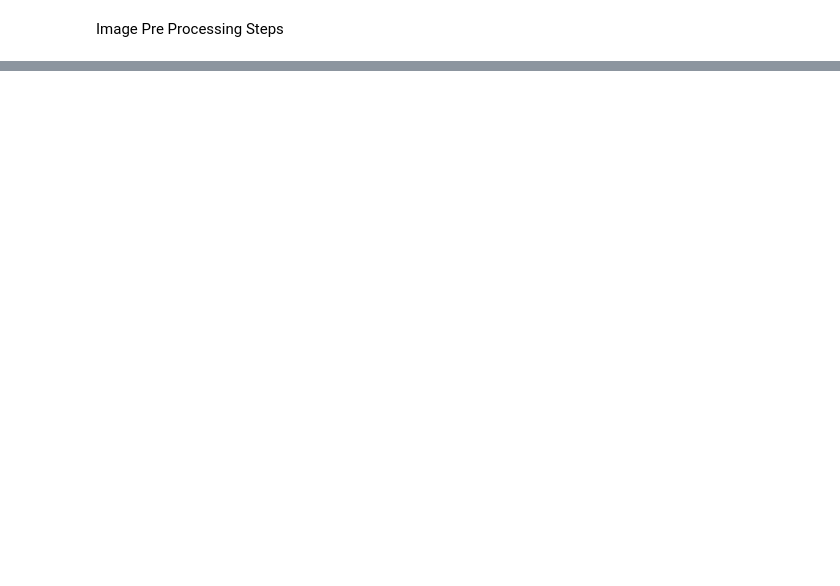
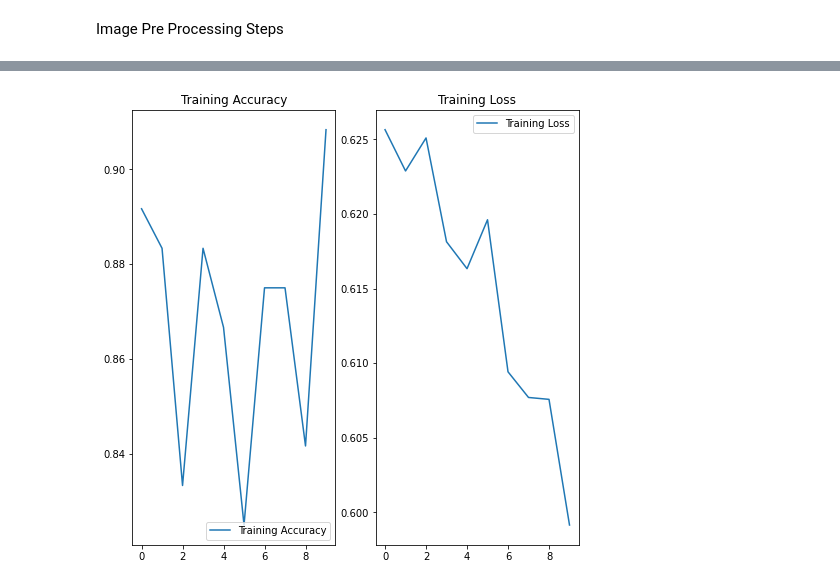
Before and after one commit to igkishore/paddy_disease_detection_python, a Jupyter notebook: Paddy_disease.ipynb, the cells around one changed output, grey strips where cells are left out. Drawn from its saved outputs; the diff is of its cells as text; code cells hidden in the pictures; blank space fills up the shorter version.

```diff
--- a/Paddy_disease.ipynb
+++ b/Paddy_disease.ipynb
@@ -82,5 +201,5 @@ plt.imshow(compare,aspect='auto')
 # %%
 # Pre trained model
-pre_trained_model = InceptionResNetV2(include_top=True, weights='imagenet', pooling=None)
+inception_resnet_V2_pre_trained = InceptionResNetV2(include_top=True, weights='imagenet', pooling=None)
 # %% [output]
 Downloading data from https://storage.googleapis.com/tensorflow/keras-applications/inception_resnet_v2/inception_resnet_v2_weights_tf_dim_ordering_tf_kernels.h5
@@ -87,0 +207,17 @@ Downloading data from https://storage.googleapis.com/tensorflow/keras-applicatio
+# %%
+for layer in inception_resnet_V2_pre_trained.layers:
+    layer.trainable = True
+
+predictions = Dense(3, activation='sigmoid')(inception_resnet_V2_pre_trained.output)
+inception_resnet_V2 = Model(inputs=inception_resnet_V2_pre_trained.input, outputs=predictions)
+# %%
+inception_resnet_V2.compile(
+  optimizer='adam',
+  loss='binary_crossentropy',
+  metrics=['accuracy'])
+
+EPOCHS = 10
+history_inception_resnet_v2 = inception_resnet_V2.fit(
+    train_data_gen,
+    epochs=EPOCHS
+)
@@ -87,0 +245,20 @@ Downloading data from https://storage.googleapis.com/tensorflow/keras-applicatio
+# %%
+acc = history_inception_resnet_v2.history['accuracy']
+
+loss = history_inception_resnet_v2.history['loss']
+
+epochs_range = range(EPOCHS)
+
+plt.figure(figsize=(8, 8))
+plt.subplot(1, 2, 1)
+plt.plot(epochs_range, acc, label='Training Accuracy')
+plt.legend(loc='lower right')
+plt.title('Training Accuracy')
+
+plt.subplot(1, 2, 2)
+plt.plot(epochs_range, loss, label='Training Loss')
+plt.legend(loc='upper right')
+plt.title('Training Loss')
+plt.show()
+# %% [output]
+[figure, added]
```
Also changed, not shown: parts of 72 cells of this notebook.
